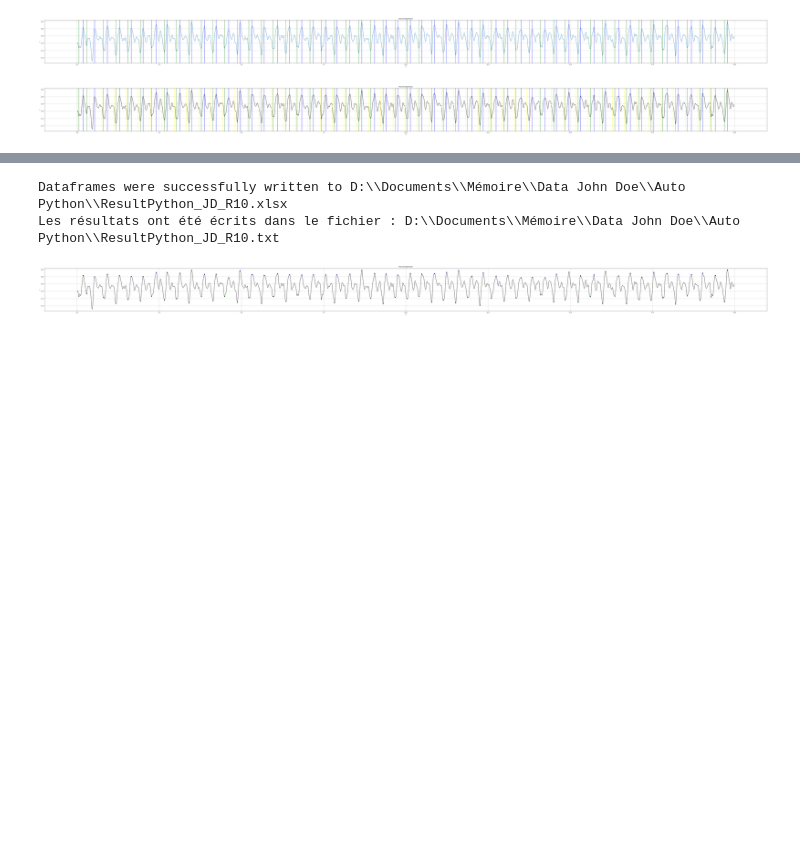
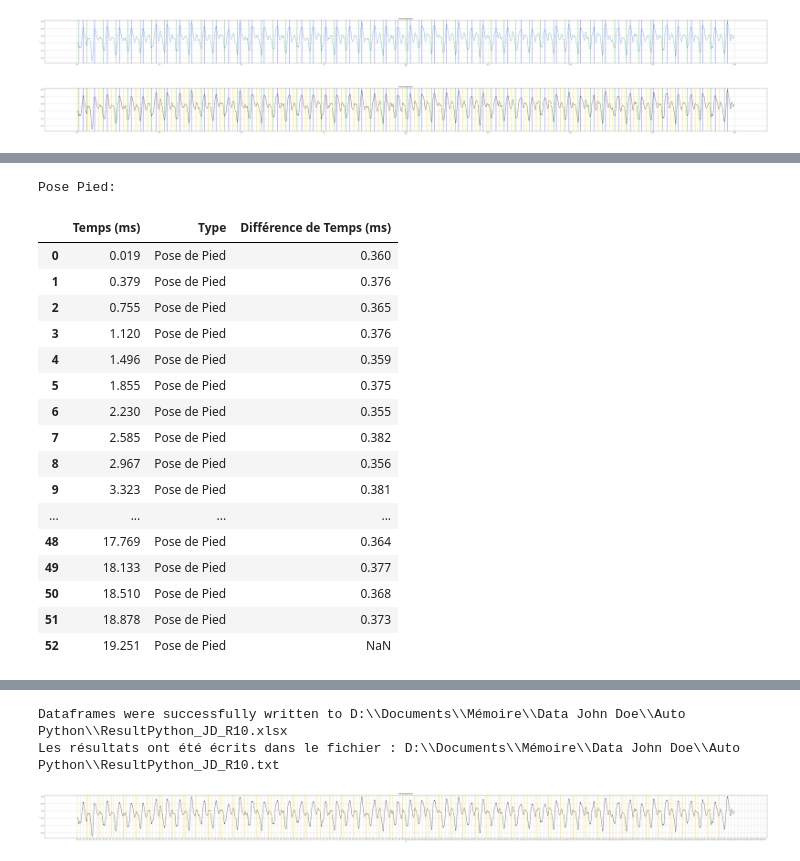
Before and after one commit to Antonin-m84/python-detection-pics-vallee, a Jupyter notebook: main.ipynb, the cells around one changed output, grey strips where cells are left out. Saved outputs shown, nothing was run; the diff lists cells and outputs as text; code cells hidden in the pictures; blank space fills up the shorter version.

```diff
--- a/main.ipynb
+++ b/main.ipynb
@@ -87,15 +123,24 @@ plt.show()
 # %% [output]
 [figure]
 # %%
-transitions = []
+lift_down = []
+lift_off = []
 
 previous_mode = None
 for i in range(len(contact_mode)):
     if pd.notna(contact_mode[i]):
         current_mode = contact_mode[i]
         if (previous_mode is None or previous_mode != 'SC') and current_mode == 'SC':
-            transitions.append((time[i], 'Transition'))
+            lift_down.append((time[i], 'Pose de Pied'))
         previous_mode = current_mode
+
+previous_mode = None
+for i in range(len(contact_mode)):
+    if pd.notna(contact_mode[i]):
+        current_mode = contact_mode[i]
+        if (previous_mode is None or previous_mode != 'Aerial') and current_mode == 'Aerial':
+            lift_off.append((time[i], 'Levé de Pied'))
+        previous_mode = current_mode
 # %%
 %matplotlib inline
 
@@ -186,0 +242,22 @@ vallees:
+# %%
+print("Pose Pied:")
+lift_down_df
+# %% [output]
+Pose Pied:
+|  | Temps (ms) | Type | Différence de Temps (ms) |
+| 0 | 0.019 | Pose de Pied | 0.360 |
+| 1 | 0.379 | Pose de Pied | 0.376 |
+| 2 | 0.755 | Pose de Pied | 0.365 |
+| 3 | 1.120 | Pose de Pied | 0.376 |
+| 4 | 1.496 | Pose de Pied | 0.359 |
+| 5 | 1.855 | Pose de Pied | 0.375 |
+| 6 | 2.230 | Pose de Pied | 0.355 |
+| 7 | 2.585 | Pose de Pied | 0.382 |
+| 8 | 2.967 | Pose de Pied | 0.356 |
+| 9 | 3.323 | Pose de Pied | 0.381 |
+| ... | ... | ... | ... |
+| 48 | 17.769 | Pose de Pied | 0.364 |
+| 49 | 18.133 | Pose de Pied | 0.377 |
+| 50 | 18.510 | Pose de Pied | 0.368 |
+| 51 | 18.878 | Pose de Pied | 0.373 |
+| 52 | 19.251 | Pose de Pied | NaN |
```
Also changed, not shown: parts of 21 cells of this notebook, 9 other files.
